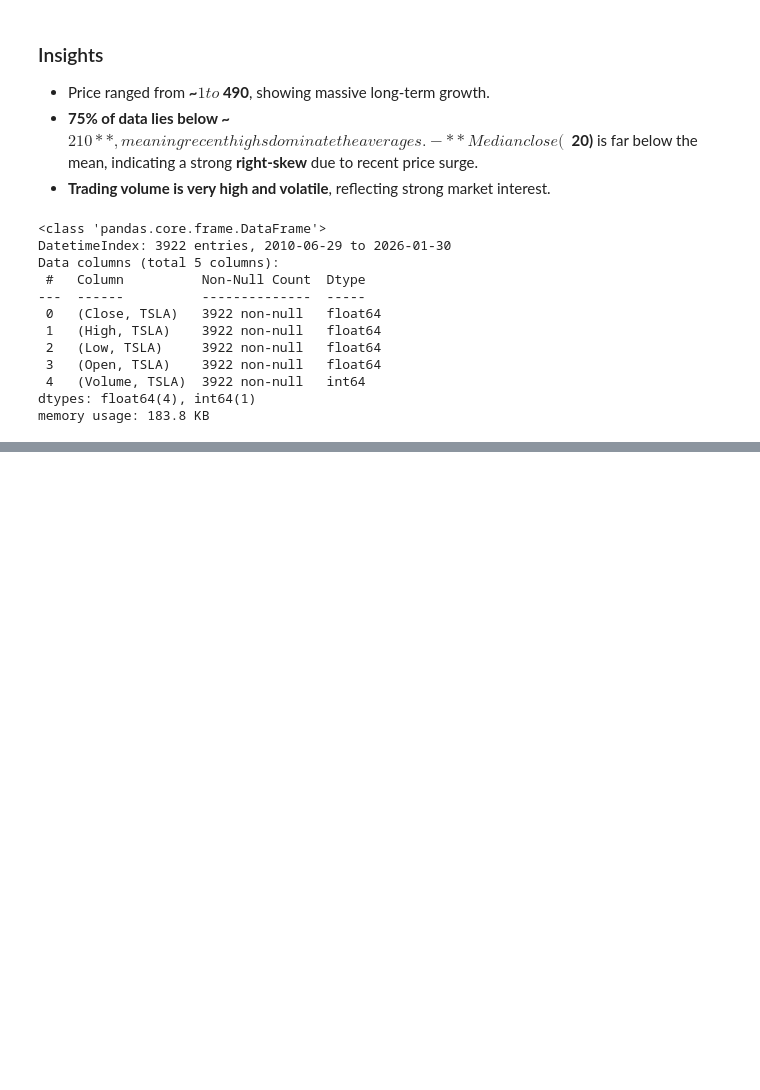
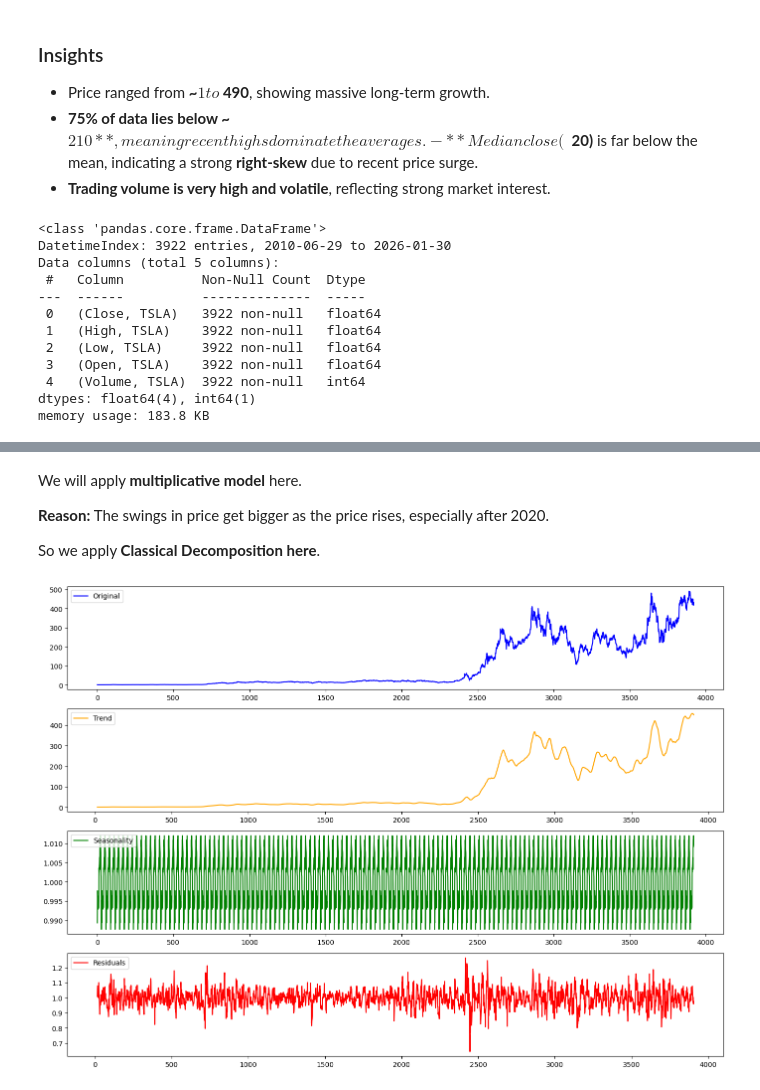
Before and after one commit to muhammadhussnain1227-debug/Tesla-Time-Series-Forecast, a Jupyter notebook: Tesla Stock Price Forecast.ipynb, the cells around one changed output, grey strips where cells are left out. Saved outputs shown, nothing was run; the diff lists cells and outputs as text; code cells hidden in the pictures; blank space fills up the shorter version.

```diff
--- a/Tesla Stock Price Forecast.ipynb
+++ b/Tesla Stock Price Forecast.ipynb
@@ -82,0 +159,32 @@ df.rename(columns={
+# %% [markdown]
+We will apply **multiplicative model** here.
+
+**Reason:**  The swings in price get bigger as the price rises, especially after 2020.
+
+So we apply **Classical Decomposition here**.
+# %%
+decomposition_multiplicative=seasonal_decompose(
+    stock_data['Close'],
+    model='multiplicative',
+    period=30)
+trend_multiplicative=decomposition_multiplicative.trend
+seasonal_multiplicative=decomposition_multiplicative.seasonal
+residual_multiplicative=decomposition_multiplicative.resid
+
+plt.figure(figsize=(14,10))
+plt.subplot(411)
+plt.plot(stock_data['Close'], label='Original', color='blue')
+plt.legend(loc='upper left')
+plt.subplot(412)
+plt.plot(trend_multiplicative, label='Trend', color='orange')
+plt.legend(loc='upper left')
+plt.subplot(413)
+plt.plot(seasonal_multiplicative, label='Seasonality', color='green')
+plt.legend(loc='upper left')
+plt.subplot(414)
+plt.plot(residual_multiplicative, label='Residuals', color='red')
+plt.legend(loc='upper left')
+plt.tight_layout()
+plt.show()
+# %% [output]
+[figure, added]
```
Also changed, not shown: parts of 20 cells of this notebook.
